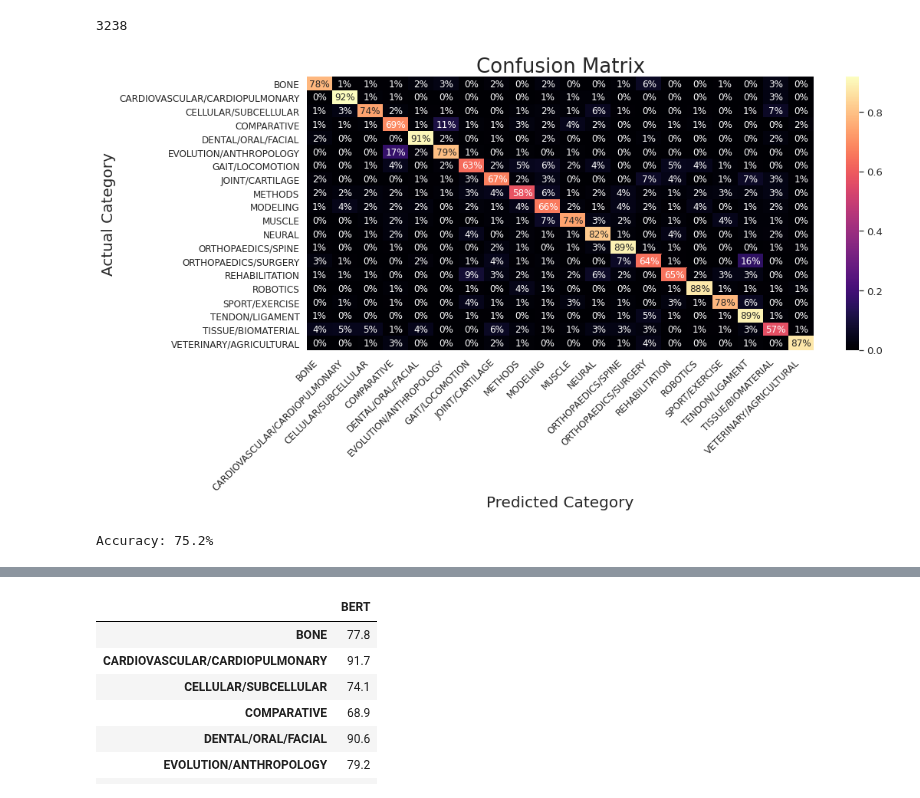
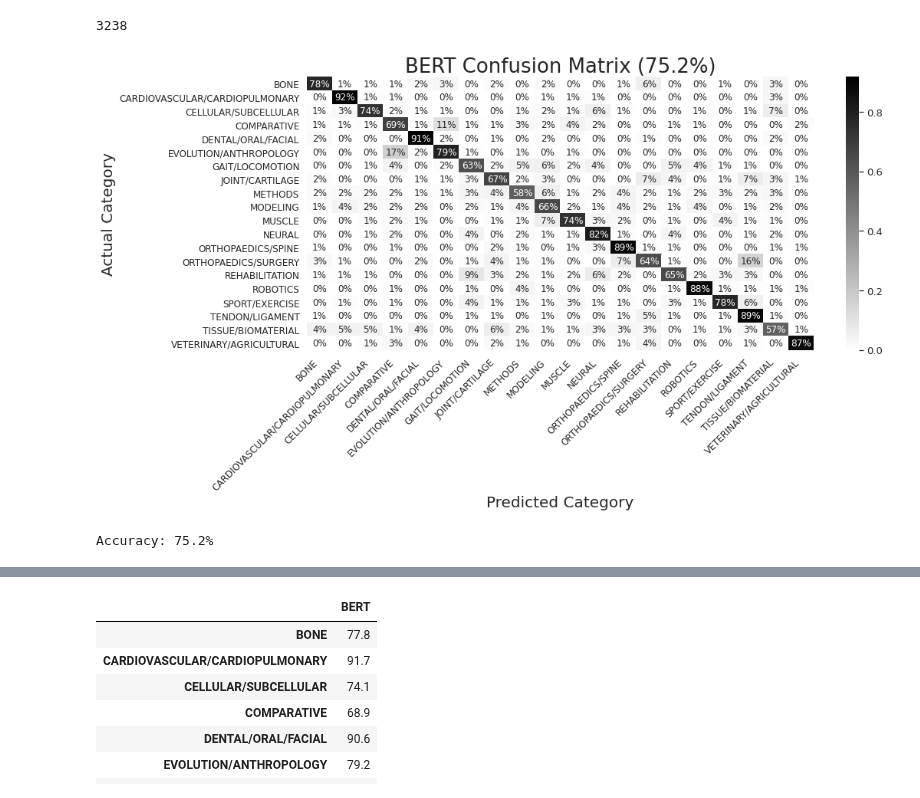
Before and after one commit to alcantarar/literature_update, a Jupyter notebook: Construct_Models/BERT_lit_up.ipynb, the cells around one changed output, grey strips where cells are left out. Drawn from its saved outputs; the diff is of its cells as text; code cells hidden in the pictures.

Commit message:
change confusion matrix cmap and adjust BERT_lit_up

```diff
--- a/Construct_Models/BERT_lit_up.ipynb
+++ b/Construct_Models/BERT_lit_up.ipynb
@@ -304,30 +306,28 @@ pred = tf.argmax(pred, axis=1)
 3238
 # %%
 ## Plot confusion matrix for validation data
-import seaborn as sns
-from sklearn.metrics import confusion_matrix
 
 plt.rc('xtick',labelsize = 20)
 plt.rc('ytick',labelsize = 20)
 conf_mat = confusion_matrix(y_test, pred)
 conf_mat_rowsum = np.array([sum(row) for row in conf_mat])
 conf_mat_perc = np.divide(conf_mat,conf_mat_rowsum[:,None])  # THIS WAS A STUPID BUG. NEED BOTH AS NP ARRAYS FOR IT TO WORK AS EXPECTED
 fig, ax = plt.subplots(figsize=(16,9))
 sns.set(font_scale=1.2) #font size multiplier
-sns.heatmap(conf_mat_perc, annot=True, fmt='.0%', cmap = 'magma', annot_kws={"size": 12},
+sns.heatmap(conf_mat_perc, annot=True, fmt='.0%', cmap = 'binary', annot_kws={"size": 12},
             xticklabels=le.inverse_transform(range(len(class_names))),
             yticklabels=le.inverse_transform(range(len(class_names))))
 
 plt.ylabel('Actual Category',fontsize = 20)
 plt.xlabel('Predicted Category',fontsize = 20)
 plt.yticks(size = 12)
 plt.xticks(size = 12, rotation=45,ha='right')
-plt.title('Confusion Matrix', fontsize = 26)
+plt.title('BERT Confusion Matrix ('+str(round(sum(np.diagonal(conf_mat))/X_test.shape[0]*100,1)) + '%)', fontsize = 26)
 plt.yticks( rotation='horizontal')
 fig.tight_layout(pad = 2)
 plt.show()
 print('Accuracy: ' + str(round(sum(np.diagonal(conf_mat))/X_test.shape[0]*100,1)) + '%')
 # fig.savefig('/content/gdrive/My Drive/Biomech_Lit_Up/literature_update/Plots/BERT32_predict.png')
 # %% [output]
-[figure, old version]
+[figure, new version]
 Accuracy: 75.2%
```
Also changed, not shown: parts of 2 cells of this notebook, 2 other files.
